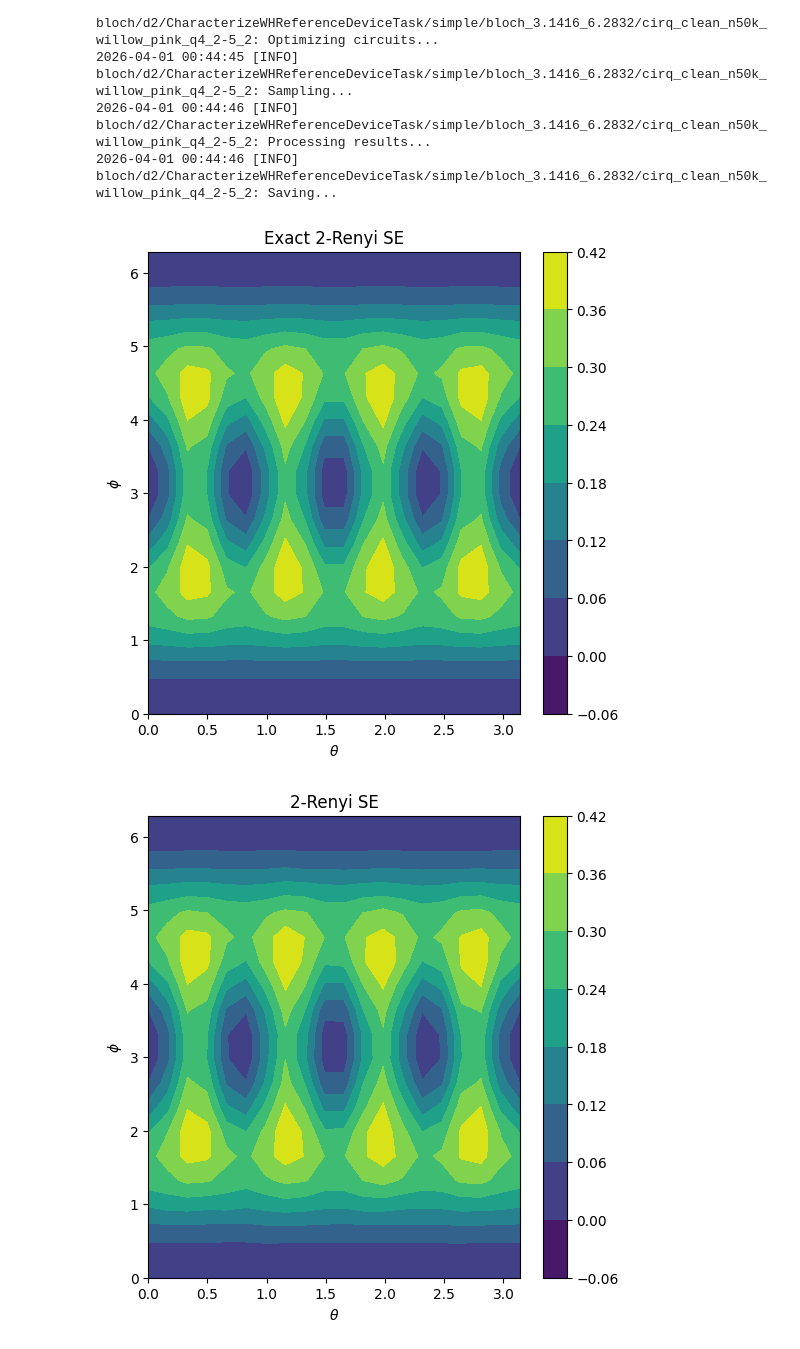
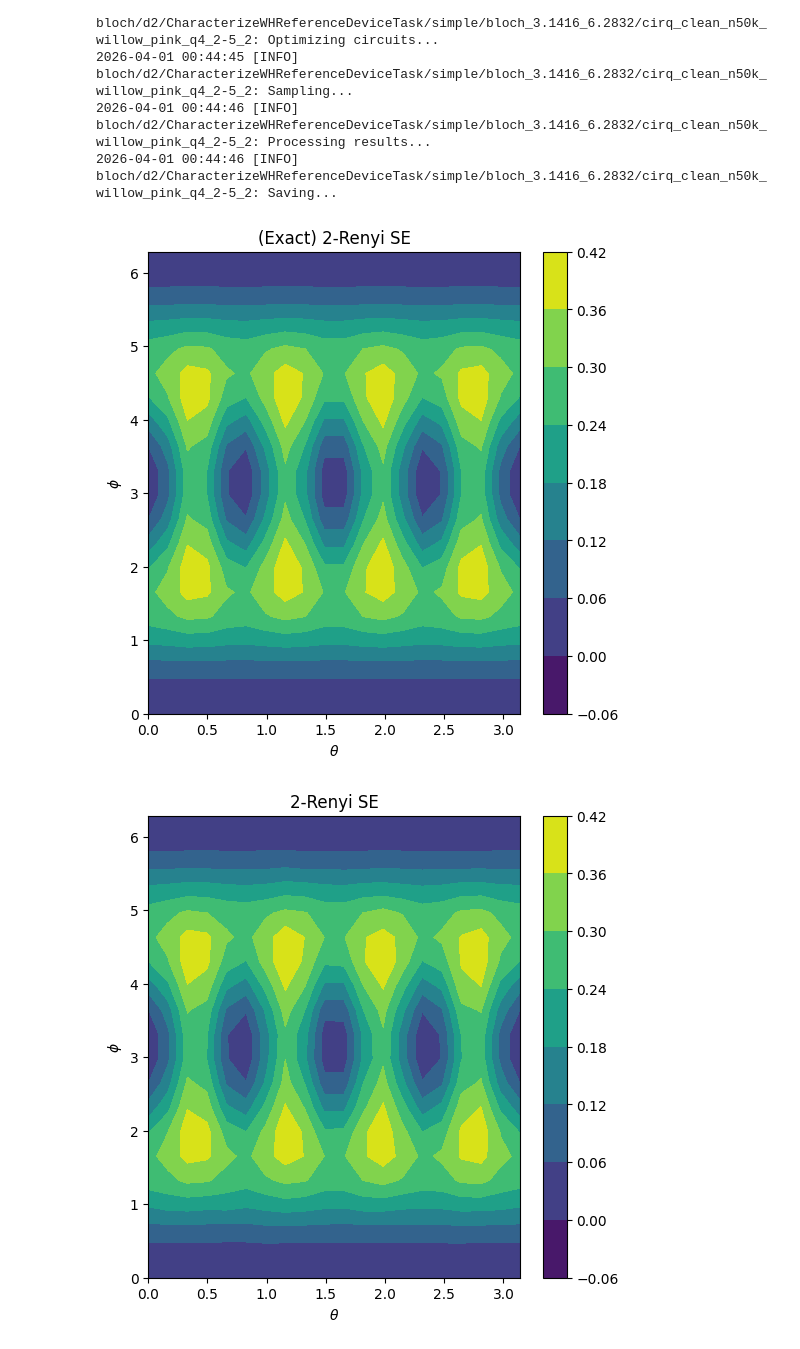
Before and after one commit to heyredhat/cirq_sic, a Jupyter notebook: cirq_sic/notebooks/Geodesic_interpolation/FullBlochSphere.ipynb, the cells around one changed output. Saved outputs shown, nothing was run; the diff lists cells and outputs as text; code cells hidden in the pictures.

```diff
--- a/cirq_sic/notebooks/Geodesic_interpolation/FullBlochSphere.ipynb
+++ b/cirq_sic/notebooks/Geodesic_interpolation/FullBlochSphere.ipynb
@@ -74,13 +74,13 @@ sic_quantumness = np.linalg.norm(np.eye(d**2) - np.linalg.inv(SIC_P(d)))
 # %%
 fig, ax = plt.subplots(1, figsize=(6,6))
 cs = ax.contourf(Theta, Phi, exact_magic)
 fig.colorbar(cs)
-ax.set_title("Exact %d-Renyi SE" % alpha)
+ax.set_title("(Exact) %d-Renyi SE" % alpha)
 ax.set_xlabel(r"$\theta$")
 ax.set_ylabel(r"$\phi$")
 fig.savefig("bloch_exact_magic.pdf")
 # %% [output]
-[figure, old version]
+[figure, new version]
 # %%
 fig, ax = plt.subplots(1, figsize=(6,6))
 cs = ax.contourf(Theta, Phi, magic)
```
Also changed, not shown: 2 other files.
